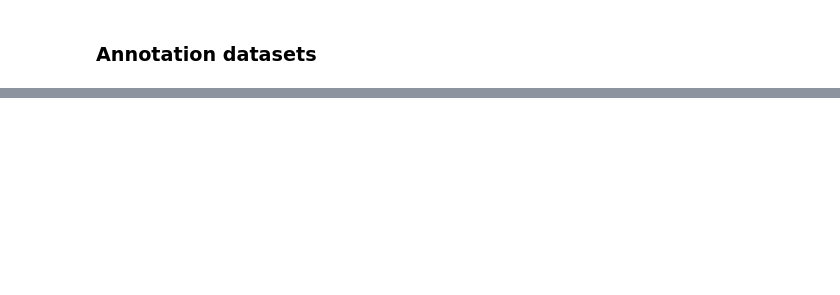
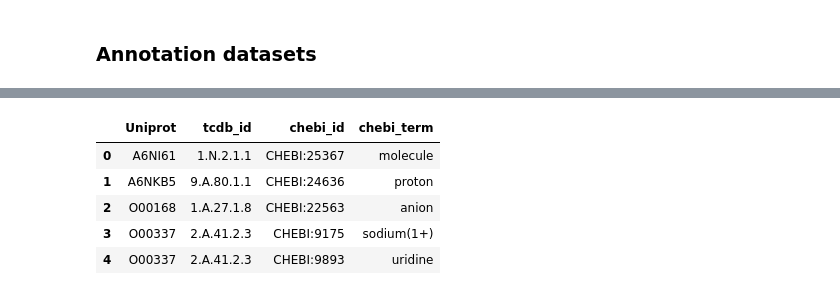
Before and after one commit to adenger/subpred4, a Jupyter notebook: notebooks/4_clustering.ipynb, the cells around one changed output, grey strips where cells are left out. Cells and saved outputs as stored; diff of their text form; code cells hidden in the pictures; blank space fills up the shorter version.

```diff
--- a/notebooks/4_clustering.ipynb
+++ b/notebooks/4_clustering.ipynb
@@ -53,0 +107,10 @@ from subpred.dataset import get_go_df, get_keywords_df
+# %%
+df_tcdb_uniprot = get_tcdb_substrates(df_uniprot)
+df_tcdb_uniprot.head()
+# %% [output]
+|  | Uniprot | tcdb_id | chebi_id | chebi_term |
+| 0 | A6NI61 | 1.N.2.1.1 | CHEBI:25367 | molecule |
+| 1 | A6NKB5 | 9.A.80.1.1 | CHEBI:24636 | proton |
+| 2 | O00168 | 1.A.27.1.8 | CHEBI:22563 | anion |
+| 3 | O00337 | 2.A.41.2.3 | CHEBI:9175 | sodium(1+) |
+| 4 | O00337 | 2.A.41.2.3 | CHEBI:9893 | uridine |
```
Also changed, not shown: parts of 12 cells of this notebook.
